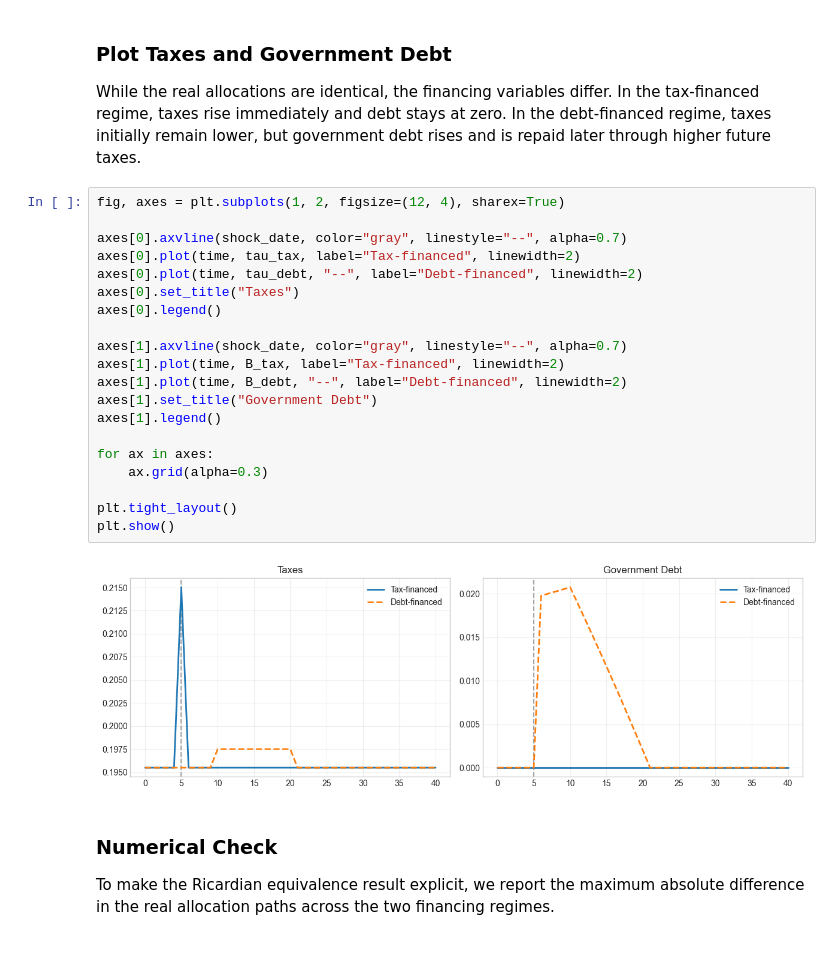
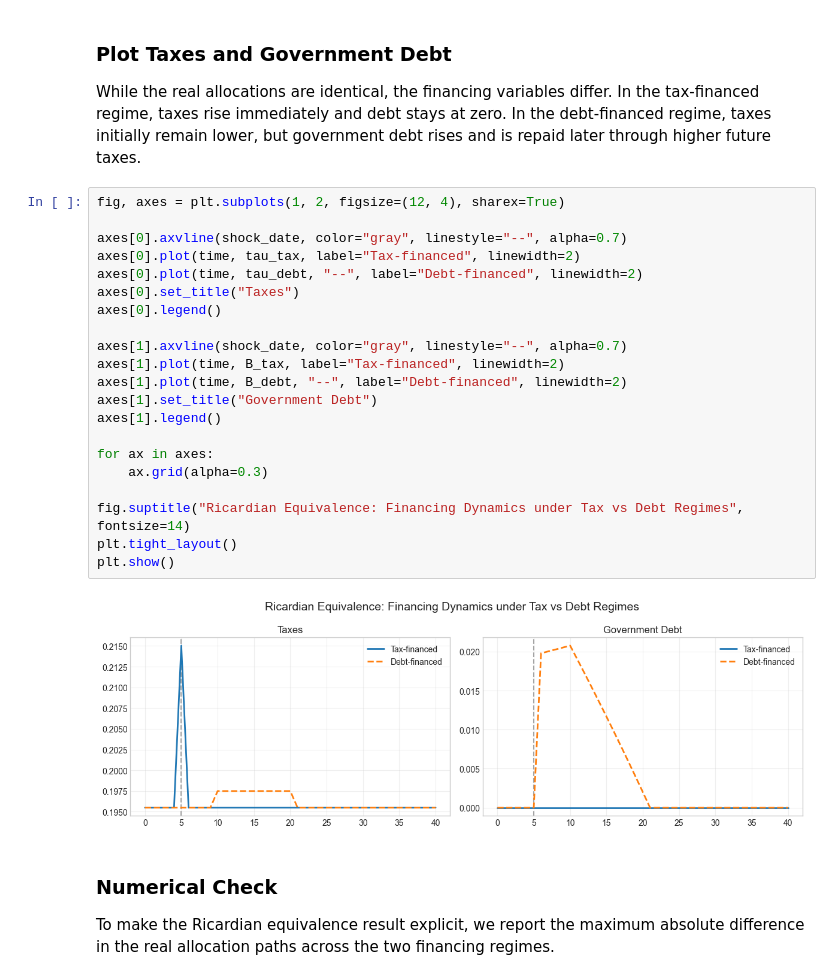
Before and after one commit to shaniihiiew/FE5213-Project-Group-4, a Jupyter notebook: ricardian_equivalence_3.1.ipynb, the cells around one changed output. Saved outputs shown, nothing was run; the diff lists cells and outputs as text; blank space fills up the shorter version.

```diff
--- a/ricardian_equivalence_3.1.ipynb
+++ b/ricardian_equivalence_3.1.ipynb
@@ -645,25 +647,26 @@ While the real allocations are identical, the financing variables differ. In the
 # %%
 fig, axes = plt.subplots(1, 2, figsize=(12, 4), sharex=True)
 
 axes[0].axvline(shock_date, color="gray", linestyle="--", alpha=0.7)
 axes[0].plot(time, tau_tax, label="Tax-financed", linewidth=2)
 axes[0].plot(time, tau_debt, "--", label="Debt-financed", linewidth=2)
 axes[0].set_title("Taxes")
 axes[0].legend()
 
 axes[1].axvline(shock_date, color="gray", linestyle="--", alpha=0.7)
 axes[1].plot(time, B_tax, label="Tax-financed", linewidth=2)
 axes[1].plot(time, B_debt, "--", label="Debt-financed", linewidth=2)
 axes[1].set_title("Government Debt")
 axes[1].legend()
 
 for ax in axes:
     ax.grid(alpha=0.3)
 
+fig.suptitle("Ricardian Equivalence: Financing Dynamics under Tax vs Debt Regimes", fontsize=14)
 plt.tight_layout()
 plt.show()
 # %% [output]
-[figure, old version]
+[figure, new version]
 # %% [markdown]
 ### Numerical Check
 
```
Also changed, not shown: parts of 4 cells of this notebook.
